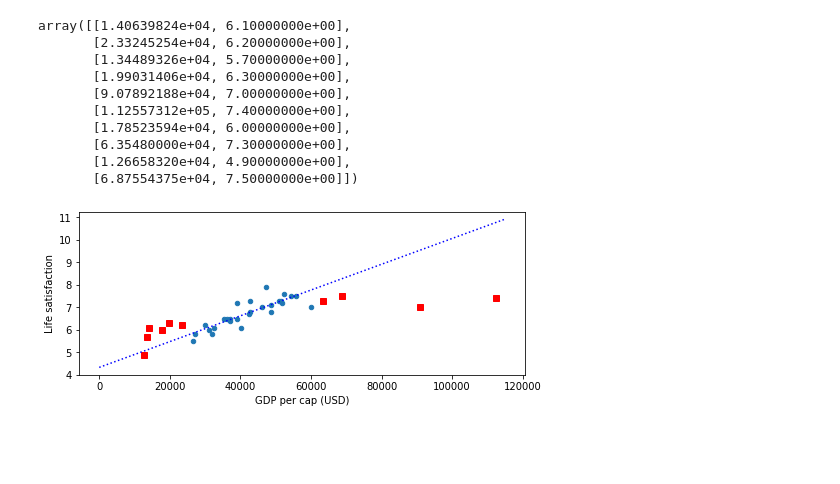
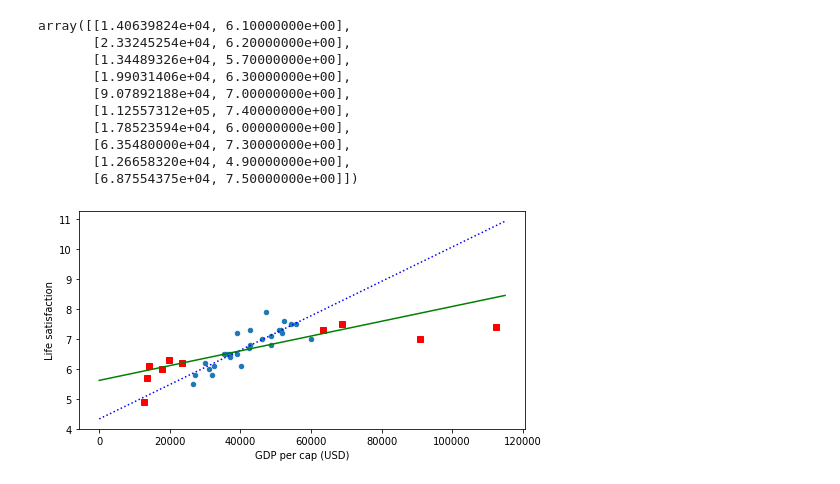
Before and after one commit to Slontus/data, a Jupyter notebook: bli.ipynb, the cells around one changed output. Saved outputs shown, nothing was run; the diff lists cells and outputs as text; code cells hidden in the pictures; blank space fills up the shorter version.

```diff
--- a/bli.ipynb
+++ b/bli.ipynb
@@ -212,12 +212,23 @@ array([[1.40639824e+04, 6.10000000e+00],
        [1.26658320e+04, 4.90000000e+00],
        [6.87554375e+04, 7.50000000e+00]])
 # %%
-full_data.plot(kind='scatter', figsize=(8,3), x='GDP per cap (USD)', y='Life satisfaction')
+full_data.plot(kind='scatter', figsize=(8,4), x='GDP per cap (USD)', y='Life satisfaction')
 for point_x, point_y in missing_data.values:
     plt.plot(point_x, point_y, 'rs')
 
 X = np.linspace(0, 115_000, 1000)
 plt.plot(X, t0 + t1 * X, "b:")
+
+
+model_full = linear_model.LinearRegression()
+X_full = np.c_[full_data['GDP per cap (USD)']]
+y_full = np.c_[full_data['Life satisfaction']]
+
+model_full.fit(X_full, y_full)
+t_full_0, t_full_1 = model_full.intercept_[0], model_full.coef_[0][0]
+
+plt.plot(X, t_full_0 + t_full_1 * X, "g")
+#print(t_full_0, t_full_1)
 plt.show()
 # %% [output]
-[figure, old version]
+[figure, new version]
```
Also changed, not shown: parts of 1 cell of this notebook.
